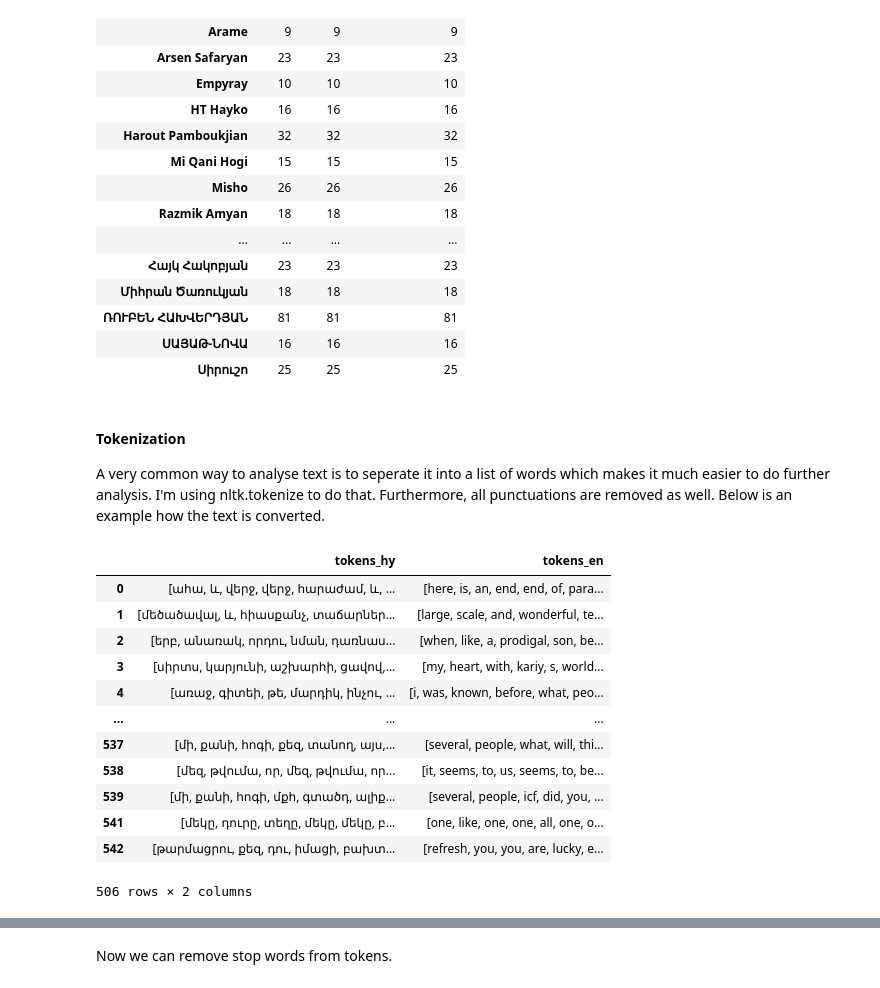
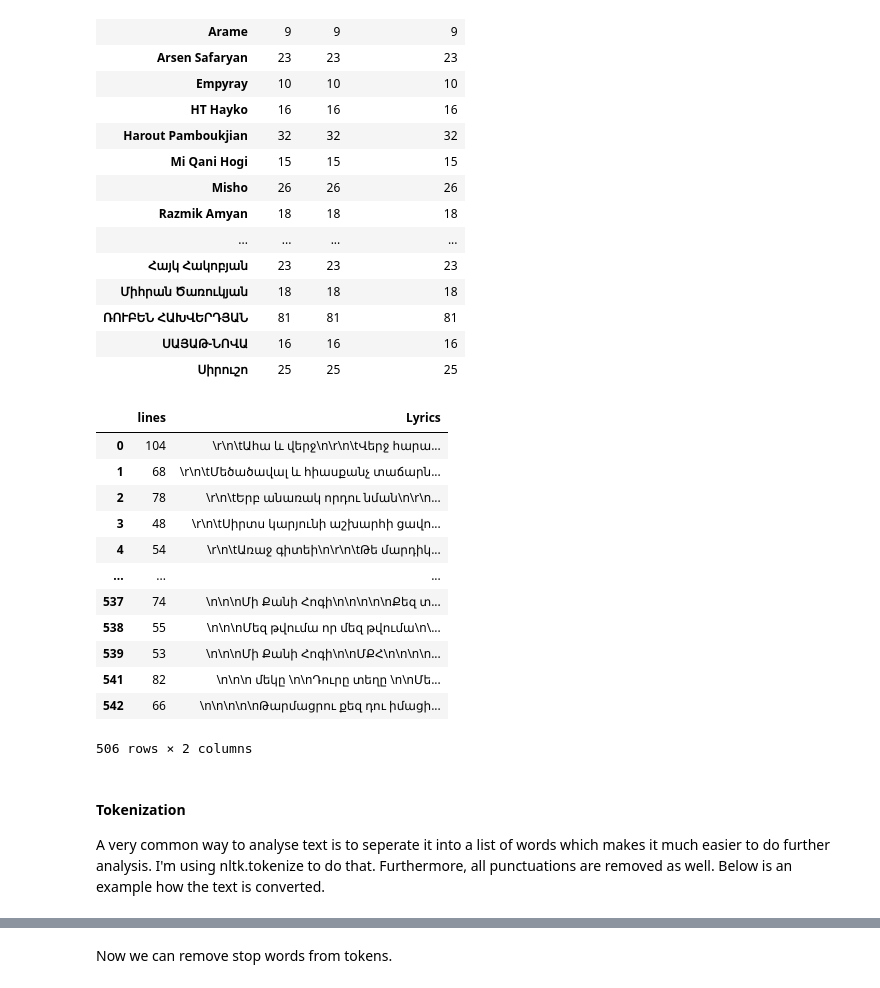
Before and after one commit to HranushS/Lyrics-to-singer-classification, a Jupyter notebook: Lyrics_to_singer_classification.ipynb, the cells around one changed output, grey strips where cells are left out. Saved outputs shown, nothing was run; the diff lists cells and outputs as text; code cells hidden in the pictures.

```diff
--- a/Lyrics_to_singer_classification.ipynb
+++ b/Lyrics_to_singer_classification.ipynb
@@ -274,10 +263,25 @@ df.groupby('Artist').count()
 | ՌՈՒԲԵՆ ՀԱԽՎԵՐԴՅԱՆ | 81 | 81 | 81 |
 | ՍԱՅԱԹ-ՆՈՎԱ | 16 | 16 | 16 |
 | Սիրուշո | 25 | 25 | 25 |
-# %%
-df['lines'] = df['Lyrics'].map(lambda t: len(re.findall(r'\n', t)))
-df['Lyrics'] = df['Lyrics'].map(lambda s: re.sub(r'\n|\n', ' ', s))
-df['Translated_Lyrics']=df['Translated_Lyrics'].map(lambda s: re.sub(r'\n|\n', ' ', s))
+# %%
+df=sf.number_of_lines(df,'Lyrics')
+df=sf.remove_new_lines(df,'Translated_Lyrics')
+df=sf.remove_new_lines(df,'Translated_Lyrics')
+df[['lines','Lyrics']]
+# %% [output]
+|  | lines | Lyrics |
+| 0 | 104 | \r\n\tԱհա և վերջ\n\r\n\tՎերջ հարա... |
+| 1 | 68 | \r\n\tՄեծածավալ և հիասքանչ տաճարն... |
+| 2 | 78 | \r\n\tԵրբ անառակ որդու նման\n\r\n... |
+| 3 | 48 | \r\n\tՍիրտս կարյունի աշխարհի ցավո... |
+| 4 | 54 | \r\n\tԱռաջ գիտեի\n\r\n\tԹե մարդիկ... |
+| ... | ... | ... |
+| 537 | 74 | \n\n\nՄի Քանի Հոգի\n\n\n\n\nՔեզ տ... |
+| 538 | 55 | \n\n\nՄեզ թվումա որ մեզ թվումա\n\... |
+| 539 | 53 | \n\n\nՄի Քանի Հոգի\n\nՄՔՀ\n\n\n\n... |
+| 541 | 82 | \n\n\n մեկը \n\nԴուրը տեղը \n\nՄե... |
+| 542 | 66 | \n\n\n\n\nԹարմացրու քեզ դու իմացի... |
+506 rows × 2 columns
 # %% [markdown]
 #### Tokenization
 A very common way to analyse text is to seperate it into a list of words which makes it much easier to do further analysis. I'm using nltk.tokenize to do that. Furthermore, all punctuations are removed as well. Below is an example how the text is converted.
@@ -291,16 +287,0 @@ df['tokens_en'] = df['tokens_en'].apply(lambda tokens: [token.lower() for token
-# %%
-df[['tokens_hy','tokens_en']]
-# %% [output]
-|  | tokens_hy | tokens_en |
-| 0 | [ահա, և, վերջ, վերջ, հարաժամ, և, ... | [here, is, an, end, end, of, para... |
-| 1 | [մեծածավալ, և, հիասքանչ, տաճարներ... | [large, scale, and, wonderful, te... |
-| 2 | [երբ, անառակ, որդու, նման, դառնաս... | [when, like, a, prodigal, son, be... |
-| 3 | [սիրտս, կարյունի, աշխարհի, ցավով,... | [my, heart, with, kariy, s, world... |
-| 4 | [առաջ, գիտեի, թե, մարդիկ, ինչու, ... | [i, was, known, before, what, peo... |
-| ... | ... | ... |
-| 537 | [մի, քանի, հոգի, քեզ, տանող, այս,... | [several, people, what, will, thi... |
-| 538 | [մեզ, թվումա, որ, մեզ, թվումա, որ... | [it, seems, to, us, seems, to, be... |
-| 539 | [մի, քանի, հոգի, մքհ, գտածդ, ալիք... | [several, people, icf, did, you, ... |
-| 541 | [մեկը, դուրը, տեղը, մեկը, մեկը, բ... | [one, like, one, one, all, one, o... |
-| 542 | [թարմացրու, քեզ, դու, իմացի, բախտ... | [refresh, you, you, are, lucky, e... |
-506 rows × 2 columns
```
Also changed, not shown: parts of 16 cells of this notebook, 2 other files.
